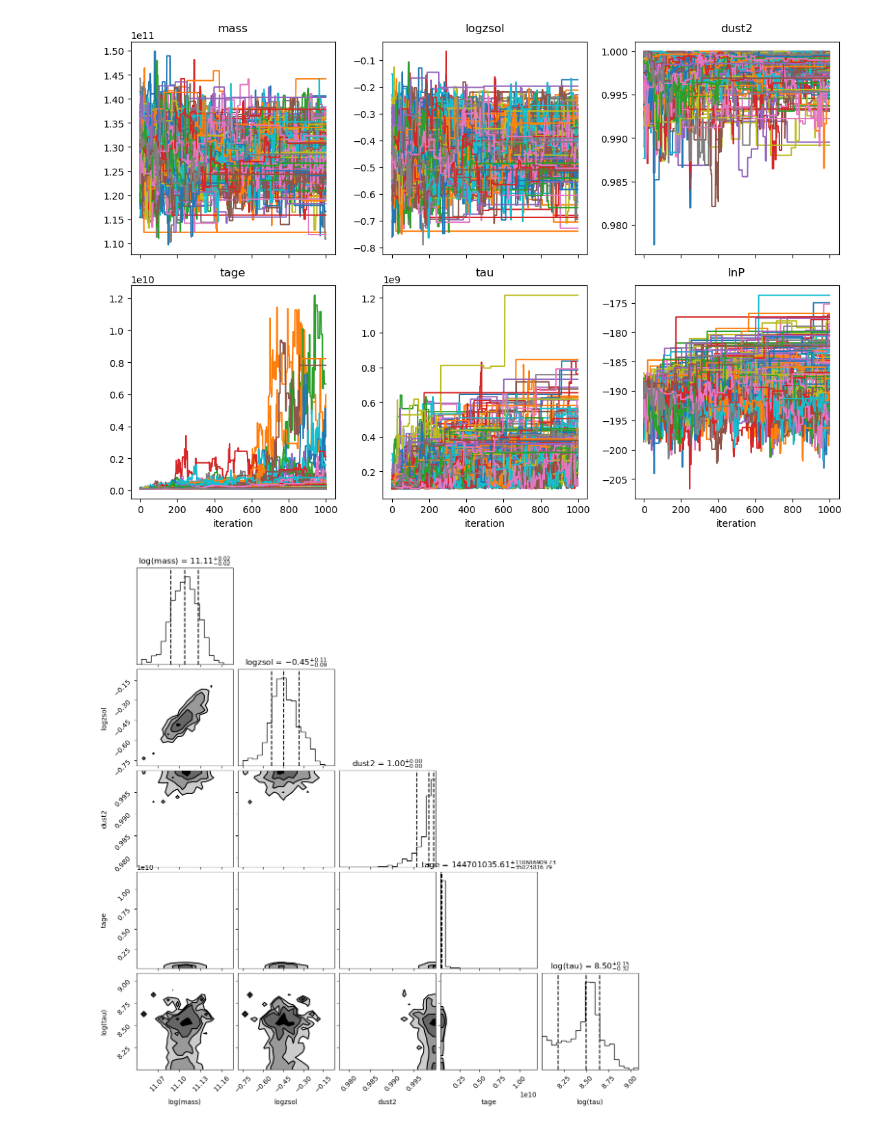
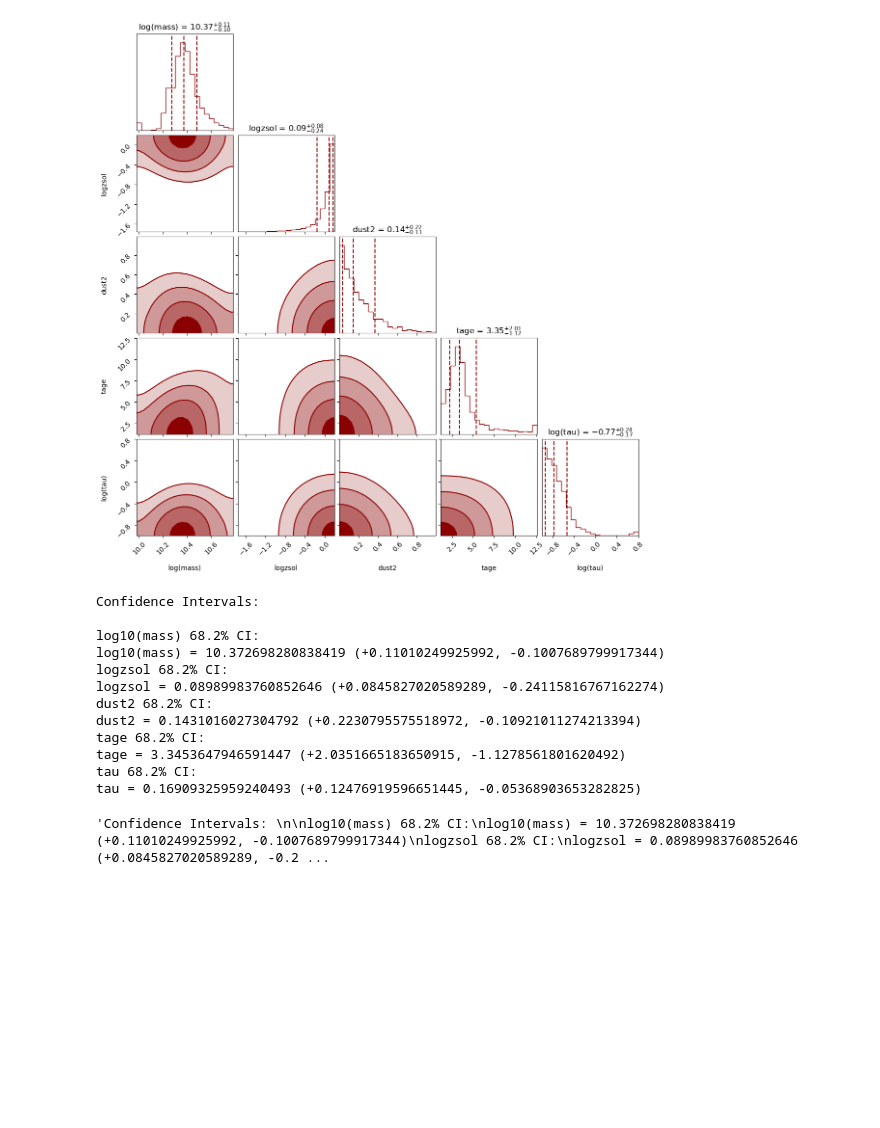
Before and after one commit to noahfranz13/SO-Classes, a Jupyter notebook: ASTR513/Project/analysis.ipynb, the cells around one changed output. Cells and saved outputs as stored; diff of their text form; code cells hidden in the pictures; blank space fills up the shorter version.

```diff
--- a/ASTR513/Project/analysis.ipynb
+++ b/ASTR513/Project/analysis.ipynb
@@ -6,10 +51,10 @@ import prospect.io.read_results as reader
 # %%
-h5file = 'ASASSN-14ae.h5'
+h5file = 'AT2018zr_23Oct30-14.12_result.h5'
 # %%
 res, obs, model = reader.results_from(h5file)
 # %%
 # Trace plots
-tfig = reader.traceplot(res)
+#tfig = reader.traceplot(res)
 # Corner figure of posterior PDFs
-cfig = reader.subcorner(res)
+cfig = reader.subcorner(res, logify=['mass', 'tau'], bins=20, smooth=5, color='darkred')
 # %% [output]
@@ -17,2 +61,18 @@ WARNING:root:Too few points to create valid contours
-[figure, old version]
+[figure, new version]
-[figure, removed]
+# %%
+log = [True, False, False, False, False]
+computeConfidenceIntervals(res, alphas=[0.682], log=log)
+# %% [output]
+Confidence Intervals:
+
+log10(mass) 68.2% CI:
+log10(mass) = 10.372698280838419 (+0.11010249925992, -0.1007689799917344)
+logzsol 68.2% CI:
+logzsol = 0.08989983760852646 (+0.0845827020589289, -0.24115816767162274)
+dust2 68.2% CI:
+dust2 = 0.1431016027304792 (+0.2230795575518972, -0.10921011274213394)
+tage 68.2% CI:
+tage = 3.3453647946591447 (+2.0351665183650915, -1.1278561801620492)
+tau 68.2% CI:
+tau = 0.16909325959240493 (+0.12476919596651445, -0.05368903653282825)
+'Confidence Intervals: \n\nlog10(mass) 68.2% CI:\nlog10(mass) = 10.372698280838419 (+0.11010249925992, -0.1007689799917344)\nlogzsol 68.2% CI:\nlogzsol = 0.08989983760852646 (+0.0845827020589289, -0.2 ...
```
Also changed, not shown: parts of 2 cells of this notebook, 12 other files.
